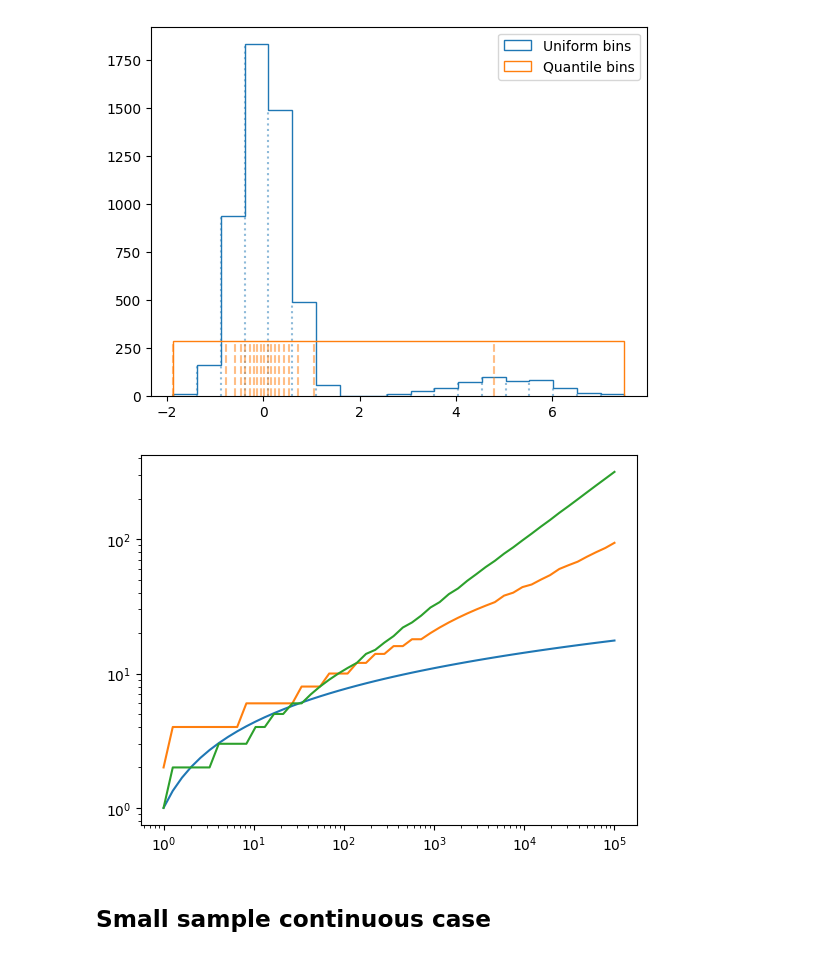
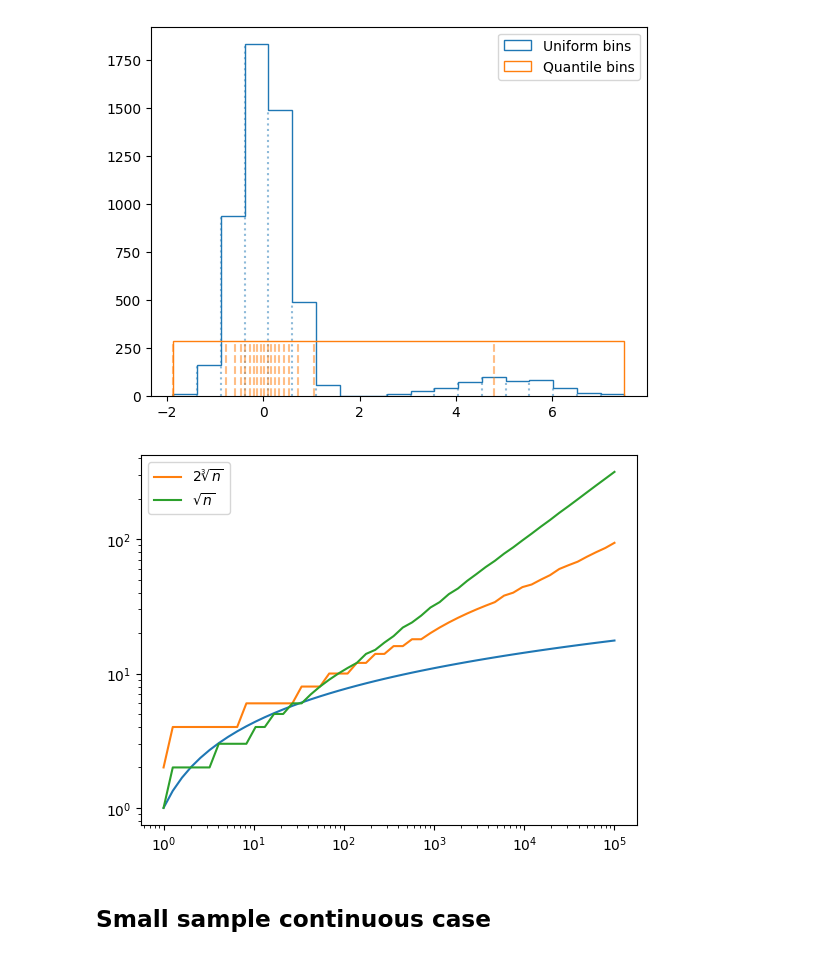
Before and after one commit to marioboley/optikon, a Jupyter notebook: spikes/propositionalisation.ipynb, the cells around one changed output. Cells and saved outputs as stored; diff of their text form; code cells hidden in the pictures.

```diff
--- a/spikes/propositionalisation.ipynb
+++ b/spikes/propositionalisation.ipynb
@@ -57,13 +57,15 @@ plt.show()
 # %%
 ns = np.geomspace(1, 100000)
 plt.plot(ns, np.log2(ns)+1)
-plt.plot(ns, np.maximum(1, 2*np.ceil(ns**(1/3)).astype(int)))
-plt.plot(ns, np.ceil(ns**(1/2)))
+# plt.plot(ns, np.maximum(1, 2*np.ceil(ns**(1/3)).astype(int)))
+plt.plot(ns, 2*np.ceil(ns**(1/3)), label=r'$2\sqrt[3]{n}$')
+plt.plot(ns, np.ceil(ns**(1/2)), label=r'$\sqrt{n}$')
 plt.xscale('log')
 plt.yscale('log')
+plt.legend()
 plt.show()
 # %% [output]
-[figure, old version]
+[figure, new version]
 # %%
 import numpy as np
 from numba.types import int32, float64
```
Also changed, not shown: 3 other files.
